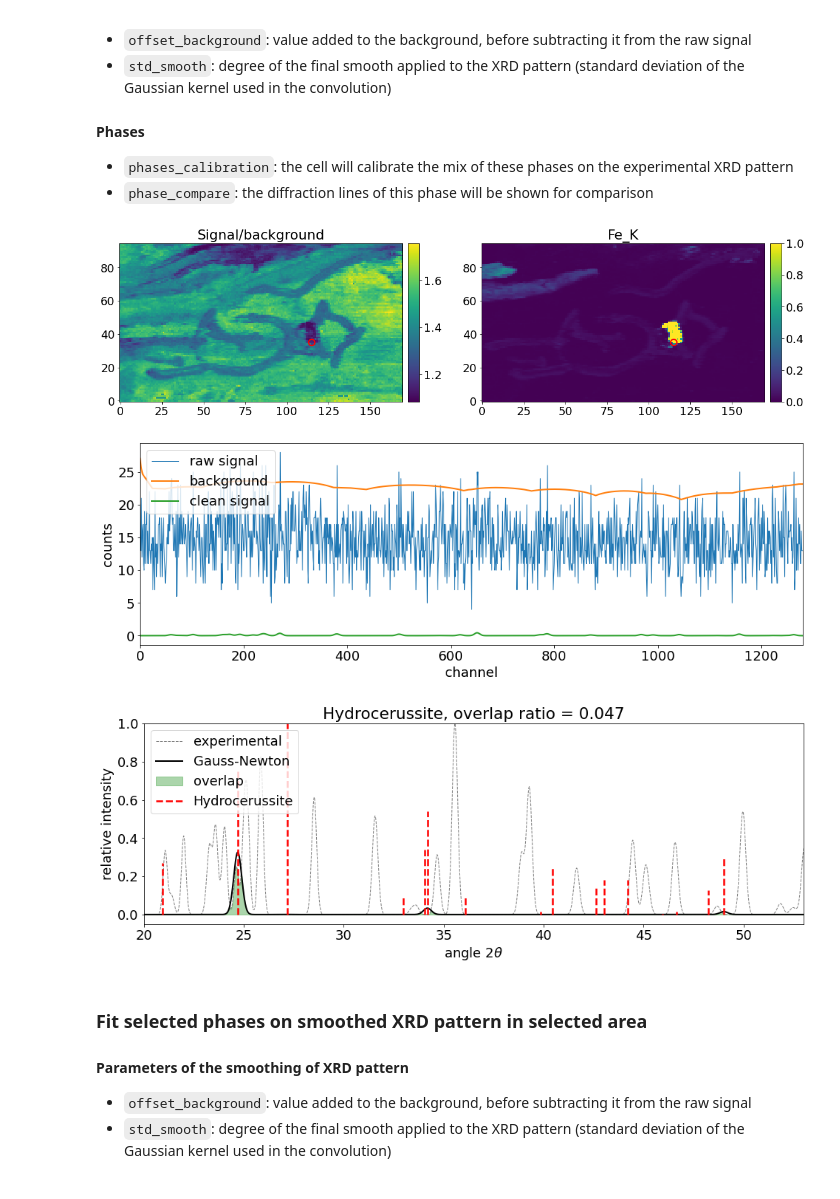
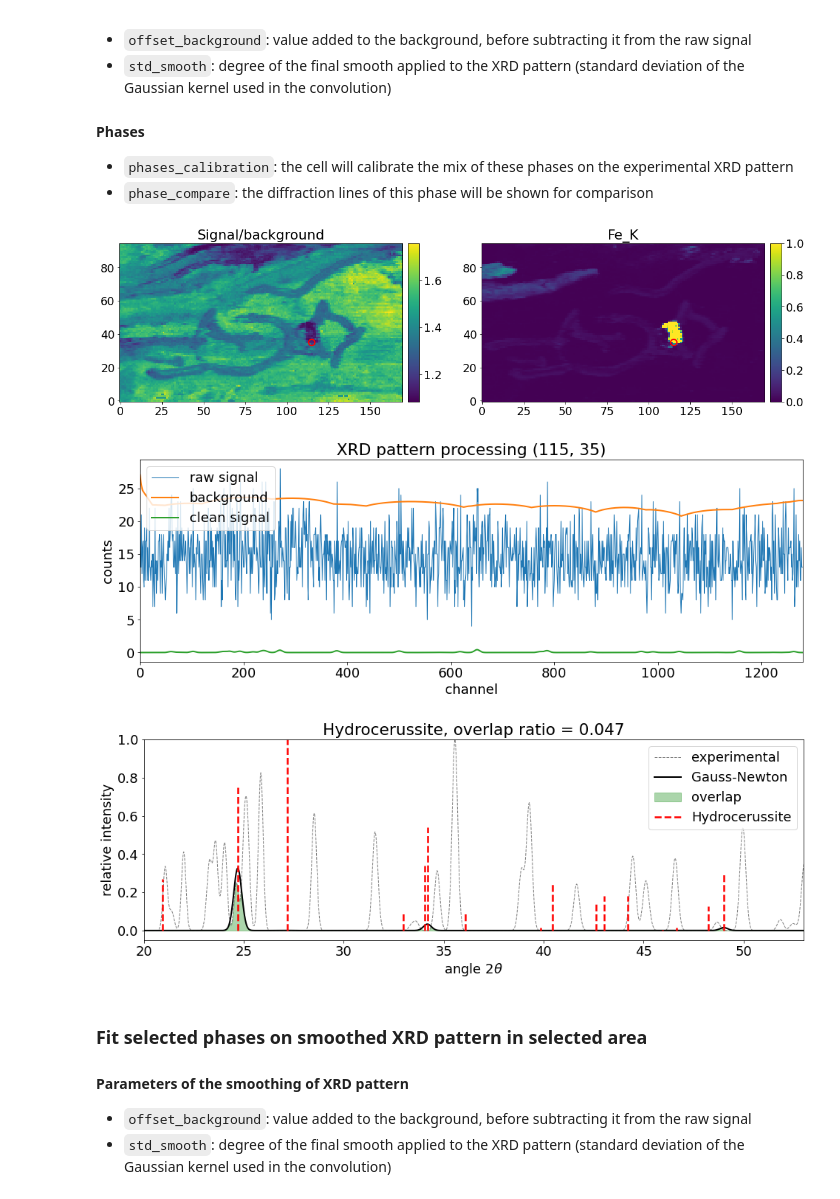
Before and after one commit to DarioZappala/XRDAnalysis, a Jupyter notebook: XRD_2d_exploration.ipynb, the cells around one changed output. Saved outputs shown, nothing was run; the diff lists cells and outputs as text; code cells hidden in the pictures.

```diff
--- a/XRD_2d_exploration.ipynb
+++ b/XRD_2d_exploration.ipynb
@@ -379,6 +379,7 @@ ax.legend(frameon = True, loc = 2)
 ax.set_xlim(0, len(signal_raw))
 ax.set_xlabel('channel')
 ax.set_ylabel('counts')
+ax.set_title(f'XRD pattern processing {(x, y)}')
 show()
 
 spectrum = FastSpectraXRD().from_components(
@@ -386,35 +387,35 @@ spectrum = FastSpectraXRD().from_components(
     counts = signal_smoothed,
     rescaling = nanmax(signal_smoothed),
     intensity = signal_smoothed / nanmax(signal_smoothed)
 )
 gn = GaussNewton(phases_calibration, spectrum, min_theta = min_theta, max_theta = max_theta,
     min_intensity = min_intensity, first_n_peaks = first_n_peaks, sigma = sigma)
 
 ### Leaves initial calibration and only optimizes the heights of the peaks ###
 gn.fit_cycle(gamma = True, steps = 10)
 
 ### Optimizes calibration and heights of the peaks ###
 #gn.fit_cycle(gamma = True, steps = 16).fit_cycle(a = True, s = True, gamma = True, steps = 16).fit_cycle(gamma = True, steps = 16)
 
 fig, ax = subplots(figsize = (16, 5))
 sca(ax)
 gn.plot_spectrum(c = 'grey', ls = '--', lw = 1, label = 'experimental')
 gn.plot(c = 'black', ls = '-', lw = 2, label = 'Gauss-Newton')
 ax.fill_between(gn.theta, gn.overlap(), color = 'g', alpha = 0.33, label = 'overlap')
 gn.phase.plot(lw = 2.5, alpha = 1)
 if phase_compare is not None:
     phase_compare.plot(color = 'g')
 ax.set_xlim(min_theta, max_theta)
 ax.set_ylim(-0.05, 1)
 ax.set_xlabel(r'angle $2\theta$')
 ax.set_ylabel('relative intensity')
 ax.set_title(f'{gn.label}, overlap ratio = {gn.overlap3_area_ratio():.3f}')
 ax.legend(frameon = True, loc = 'upper right')
 show()
 # %% [output]
 [figure]
-[figure, old version]
+[figure, new version]
-[figure, old version]
+[figure, new version]
 # %% [markdown]
 ### Fit selected phases on smoothed XRD pattern in selected area
 
```
Also changed, not shown: parts of 2 cells of this notebook, 2 other files.
